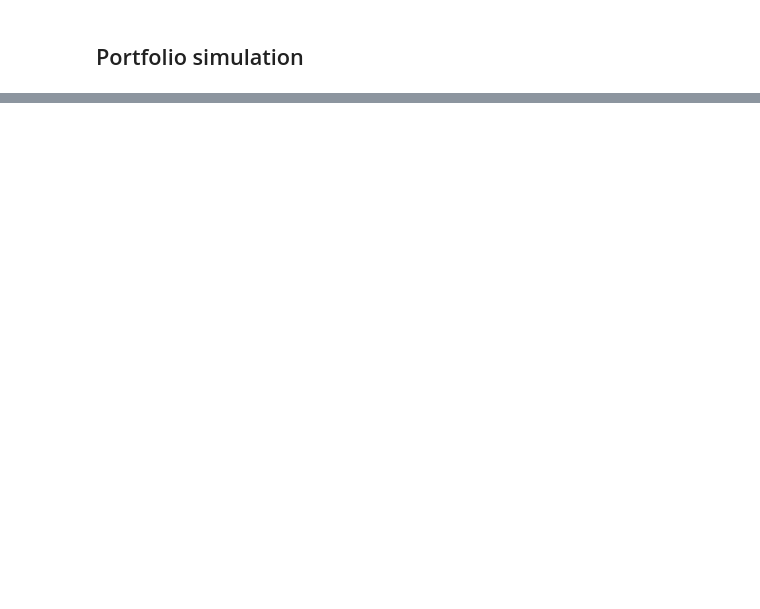
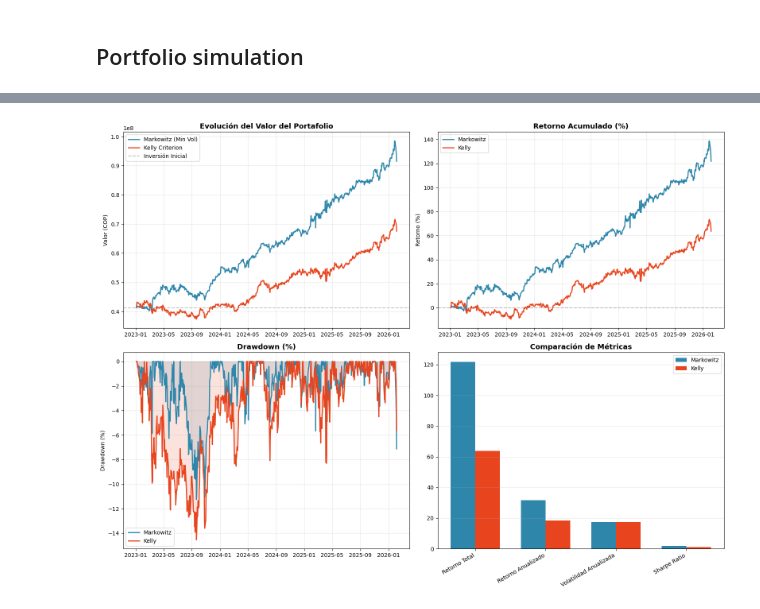
Before and after one commit to jaayg23/grade_CS, a Jupyter notebook: portfolios.ipynb, the cells around one changed output, grey strips where cells are left out. Cells and saved outputs as stored; diff of their text form; code cells hidden in the pictures; blank space fills up the shorter version.

Commit message:
Kelly criterion, looking for troubles...

```diff
--- a/portfolios.ipynb
+++ b/portfolios.ipynb
@@ -746,0 +973,61 @@ Diferencia: +109.39 puntos porcentuales
+# %%
+# --- GRÁFICOS COMPARATIVOS ---
+fig, axes = plt.subplots(2, 2, figsize=(16, 12))
+
+# 1. Evolución del valor del portafolio
+ax1 = axes[0, 0]
+ax1.plot(res_markowitz.index, res_markowitz['Valor_Portafolio'],
+         label='Markowitz (Min Vol)', linewidth=2, color='#2E86AB')
+ax1.plot(res_kelly.index, res_kelly['Valor_Portafolio'],
+         label='Kelly Criterion', linewidth=2, color='#E8451E')
+ax1.axhline(y=inversion_inicial, color='gray', linestyle='--', alpha=0.5, label='Inversión Inicial')
+ax1.set_title('Evolución del Valor del Portafolio', fontsize=13, fontweight='bold')
+ax1.set_ylabel('Valor (COP)')
+ax1.legend()
+ax1.grid(True, alpha=0.3)
+
+# 2. Retorno acumulado
+ax2 = axes[0, 1]
+ax2.plot(res_markowitz.index, res_markowitz['Retorno_Acumulado'],
+         label='Markowitz', linewidth=2, color='#2E86AB')
+ax2.plot(res_kelly.index, res_kelly['Retorno_Acumulado'],
+         label='Kelly', linewidth=2, color='#E8451E')
+ax2.axhline(y=0, color='gray', linestyle='--', alpha=0.5)
+ax2.set_title('Retorno Acumulado (%)', fontsize=13, fontweight='bold')
+ax2.set_ylabel('Retorno (%)')
+ax2.legend()
+ax2.grid(True, alpha=0.3)
+
+# 3. Drawdown
+ax3 = axes[1, 0]
+for nombre, resultado, color in [('Markowitz', res_markowitz, '#2E86AB'),
+                                   ('Kelly', res_kelly, '#E8451E')]:
+    cummax = resultado['Valor_Portafolio'].cummax()
+    dd = (resultado['Valor_Portafolio'] - cummax) / cummax * 100
+    ax3.plot(resultado.index, dd, label=nombre, linewidth=2, color=color)
+    ax3.fill_between(resultado.index, dd, 0, alpha=0.15, color=color)
+ax3.set_title('Drawdown (%)', fontsize=13, fontweight='bold')
+ax3.set_ylabel('Drawdown (%)')
+ax3.legend()
+ax3.grid(True, alpha=0.3)
+
+# 4. Comparación de métricas clave
+ax4 = axes[1, 1]
+metricas_plot = ['Retorno Total (%)', 'Retorno Anualizado (%)', 'Volatilidad Anualizada (%)', 'Sharpe Ratio']
+x = np.arange(len(metricas_plot))
+width = 0.35
+vals_m = [met_markowitz[m] for m in metricas_plot]
+vals_k = [met_kelly[m] for m in metricas_plot]
+bars1 = ax4.bar(x - width/2, vals_m, width, label='Markowitz', color='#2E86AB')
+bars2 = ax4.bar(x + width/2, vals_k, width, label='Kelly', color='#E8451E')
+ax4.set_xticks(x)
+ax4.set_xticklabels([m.replace(' (%)', '') for m in metricas_plot], rotation=30, ha='right')
+ax4.set_title('Comparación de Métricas', fontsize=13, fontweight='bold')
+ax4.legend()
+ax4.grid(True, alpha=0.3, axis='y')
+
+plt.tight_layout()
+plt.savefig('markowitz_vs_kelly_semestral.png', dpi=300, bbox_inches='tight')
+plt.show()
+# %% [output]
+[figure, added]
```
Also changed, not shown: parts of 20 cells of this notebook, 9 other files.
